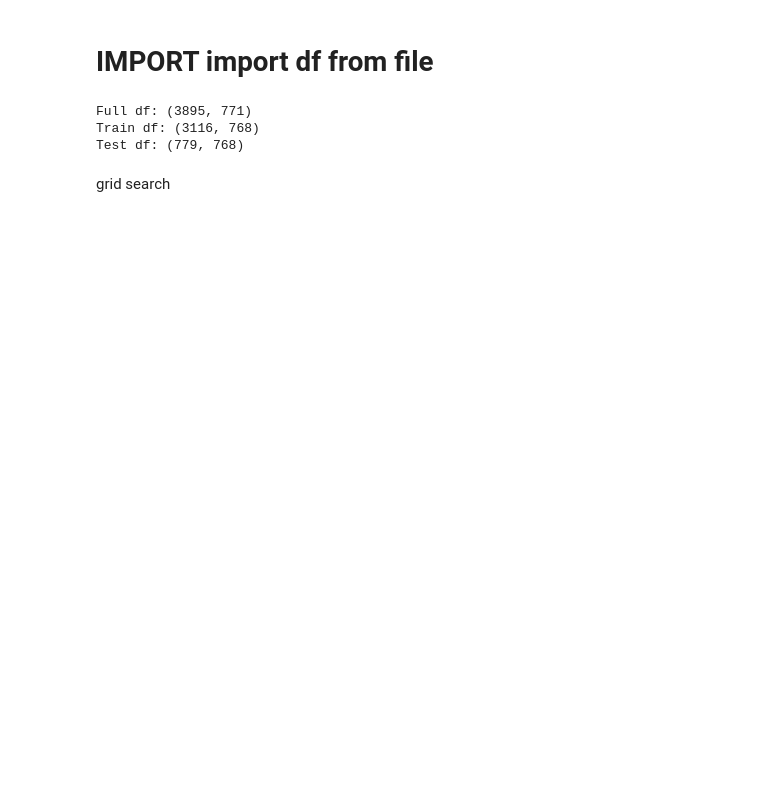
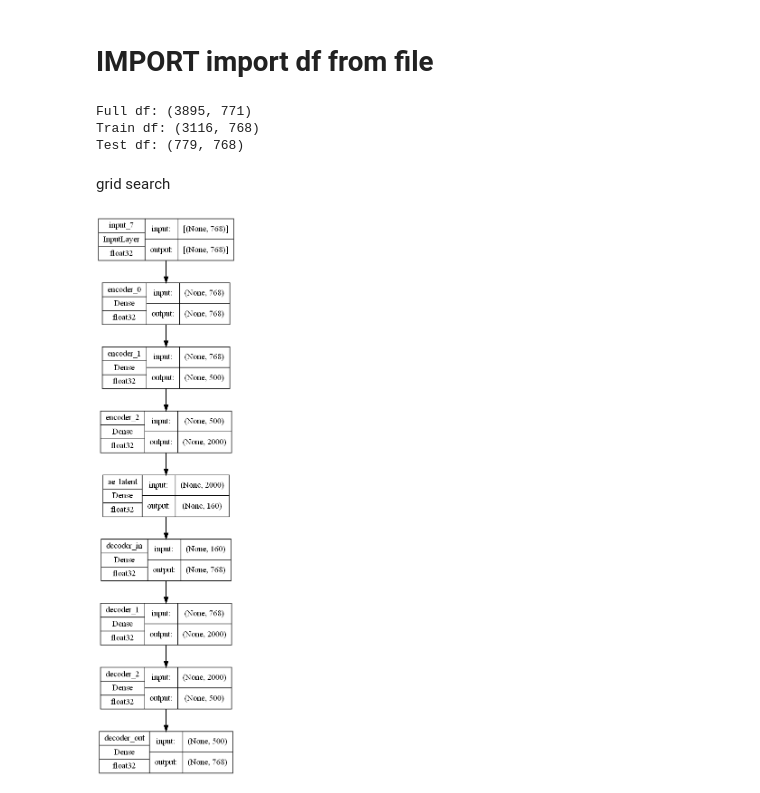
Before and after one commit to wgilpin/auto-ontology, a Jupyter notebook: project.ipynb, the cells around one changed output. Saved outputs shown, nothing was run; the diff lists cells and outputs as text; code cells hidden in the pictures; blank space fills up the shorter version.

```diff
--- a/project.ipynb
+++ b/project.ipynb
@@ -162,20 +156,33 @@ def plot_loss(history) -> None:
 grid search
 # %%
 default = {
-    "layers": [
+    "ae": [
         {"n": 768, "act": "relu"},
-        {"n": 400, "act": "relu"},
+        {"n": 500, "act": "relu"},
+        {"n": 2000, "act": "relu"},
     ],
-    "latent": {"n": 128, "act": "relu"},
+    "repr": [
+        {"n": 2000, "act": "relu"},
+        {"n": 768, "act": "relu"},
+        {"n": 768, "act": "relu"},
+    ],
+    "latent": {"n": 160, "act": "relu"},
     "output": "sigmoid",
-    "optimizer": "adam",
+    "opt": "adam",
     "loss": "mse",
-    "learning_rate": 0.001,
-    "batch_size": 256
+    "lr": 0.001,
+    "batch": 256
 }
 
 grid = [
-    #sigmoid
+    # big
+    {
+        "name": "4 deep big - 160 latent",
+        **default,
+
+        "output": "tanh",
+    },
+    # sigmoid
     # {
     #     "name": "1 deep - 160 latent",
     #     **default,
@@ -234,21 +241,15 @@ grid = [
     #     "latent": {"n": 160, "act": "relu"},
     #     "output": "tanh",
     # },
-    # big
-    {
-        "name": "4 deep big - 160 latent",
-        **default,
-        "layers": [
-            {"n": 768, "act": "relu"},
-            {"n": 2000, "act": "relu"},
-            {"n": 500, "act": "relu"},
-            {"n": 500, "act": "relu"},
-        ],
-        "latent": {"n": 160, "act": "relu"},
-        "output": "tanh",
-    },
+
 
 ]
+# %%
+model = create_model(grid[0])
+plot_model(model, show_dtype=True,
+            show_layer_names=True, show_shapes=True)
+# %% [output]
+[figure, added]
 # %%
 
 early_stopping_cb = EarlyStopping(
```
Also changed, not shown: parts of 10 cells of this notebook, 4 other files.
